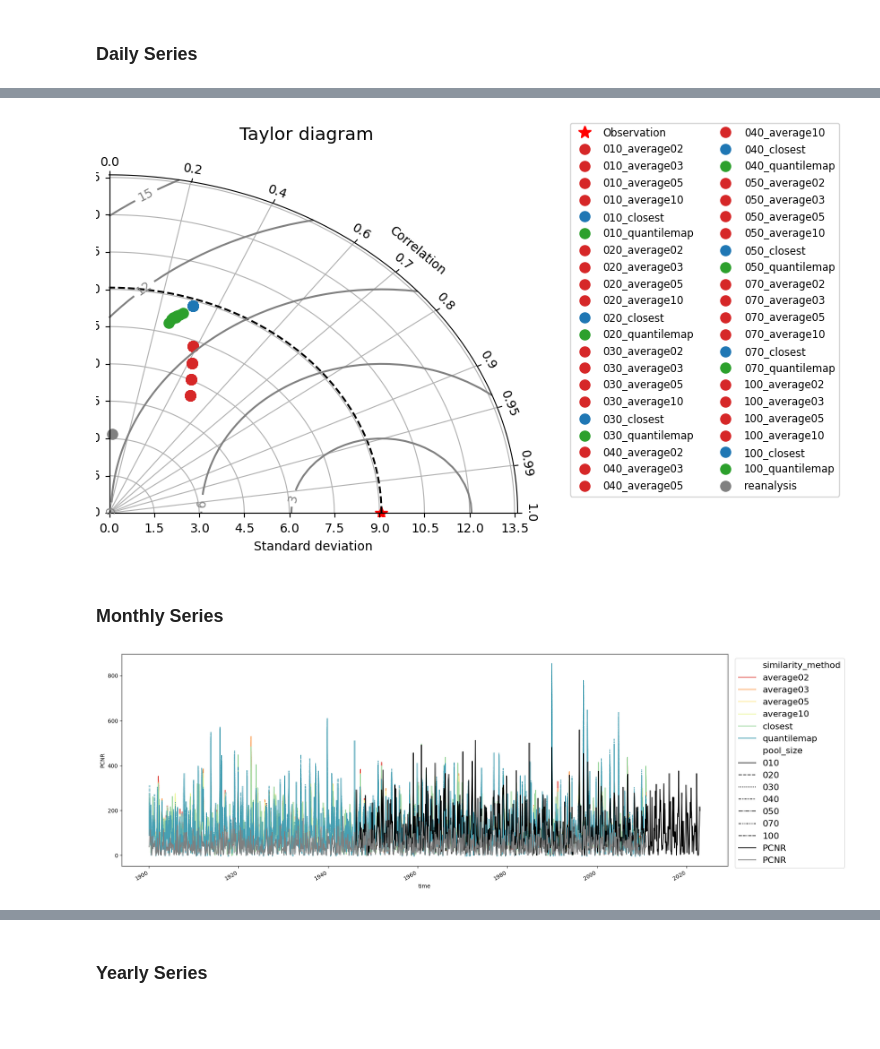
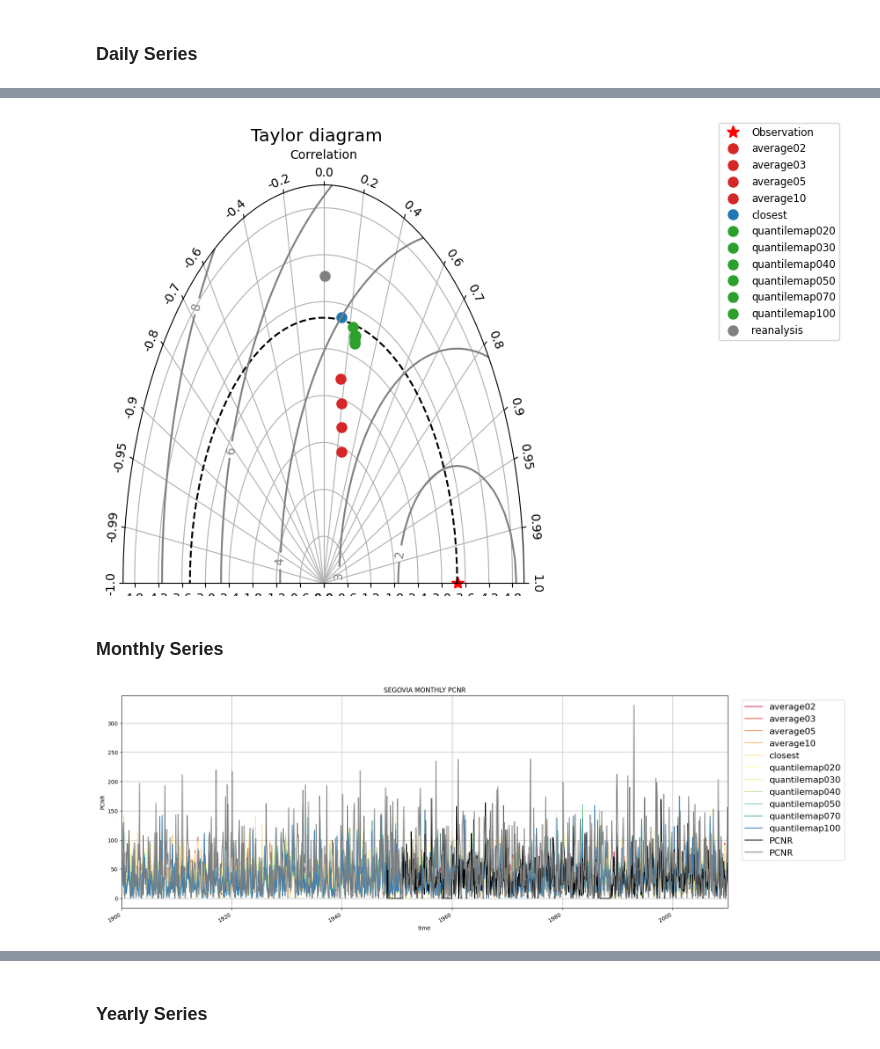
Before and after one commit to alvaro-gc95/RASCAL, a Jupyter notebook: Reconstruction Validation.ipynb, the cells around one changed output, grey strips where cells are left out. Drawn from its saved outputs; the diff is of its cells as text; code cells hidden in the pictures; blank space fills up the shorter version.

```diff
--- a/Reconstruction Validation.ipynb
+++ b/Reconstruction Validation.ipynb
@@ -27,7 +29,7 @@ reconstructions_directory = "./output/"
 initial_year = 1900
 final_year = 2010
 
-station_to_validate = "navacerrada"
+station_to_validate = "segovia"
 variable_to_validate = "PCNR"
 
 groupings = {
@@ -50,6 +52,13 @@ reanalysis_grouping = {
     "TMIN": "1D_min",
     "PCNR": "1D_sum"
 }
+
+units = {
+    "TMEAN": "[$^\circ$C]",
+    "TMAX": "[$^\circ$C]",
+    "TMIN": "[$^\circ$C]",
+    "PCNR": "[mm]"
+}
 # %% [markdown]
 ### STATION DATA
 # %%
@@ -533,7 +131,8 @@ def taylor_test(std_ref, models_skill):
 # %% [markdown]
 ### Daily Series
 # %%
-reconstructions_daily = get_ensemble(
+reconstructions_daily = rascal.skill_evaluation.get_ensemble(
+    filepath=reconstructions_directory,
     station_to_validate=station_to_validate,
     variable_to_validate=variable_to_validate,
     freq='1D',
@@ -572,5 +187,3 @@ methods = sorted(list(set(reconstructions_daily["similarity_method"].values)))
-# %%
-station_data_daily = station_data_daily.to_frame()
 # %%
 station_data_daily
 # %% [output]
@@ -591,10 +204,11 @@ station_data_daily
 # %%
-daily_ensemble = get_ensemble_as_dict(reconstructions_daily)
+daily_ensemble = rascal.skill_evaluation.ensemble_to_dict(reconstructions_daily)
 daily_ensemble["reanalysis"] = reanalysis_data_daily
 
-station_daily_std, daily_skill = get_skill(
+station_daily_std, daily_skill = rascal.skill_evaluation.get_skill(
     observation=station_data_daily,
-    simulations=daily_ensemble
+    simulations=daily_ensemble,
+    variable=variable_to_validate
 )
 # %%
 daily_skill
@@ -619,7 +229,7 @@ daily_skill
 # %%
-dia = taylor_test(station_daily_std, daily_skill)
+dia = rascal.skill_evaluation.taylor_test(station_daily_std, daily_skill)
 # %% [output]
-[figure, old version]
+[figure, new version]
 # %% [markdown]
 ### Monthly Series
 # %%
@@ -644,12 +255,14 @@ sns.lineplot(
     x="time",
     y=variable_to_validate,
     hue="similarity_method",
-    style="pool_size",
     palette="Spectral"
 )
 station_data_monthly[variable_to_validate].plot(ax=ax, color="black")
 reanalysis_data_monthly[variable_to_validate].plot(ax=ax, color="grey")
 ax.legend(loc='upper right', ncol=1, bbox_to_anchor=[1.2, 1], fontsize=16)
+ax.set_xlim(years[0], years[-1])
+ax.set_title(station.name.upper() + " MONTHLY " + variable_to_validate)
+ax.grid()
 plt.show()
 # %% [output]
-[figure, old version]
+[figure, new version]
```
Also changed, not shown: parts of 41 cells of this notebook, 11 other files.
